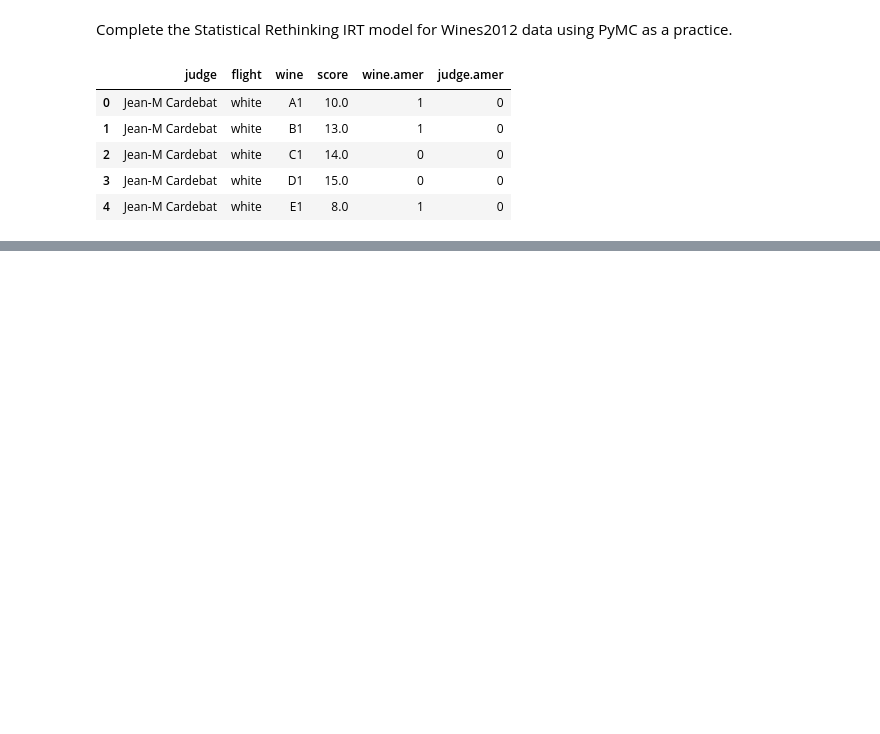
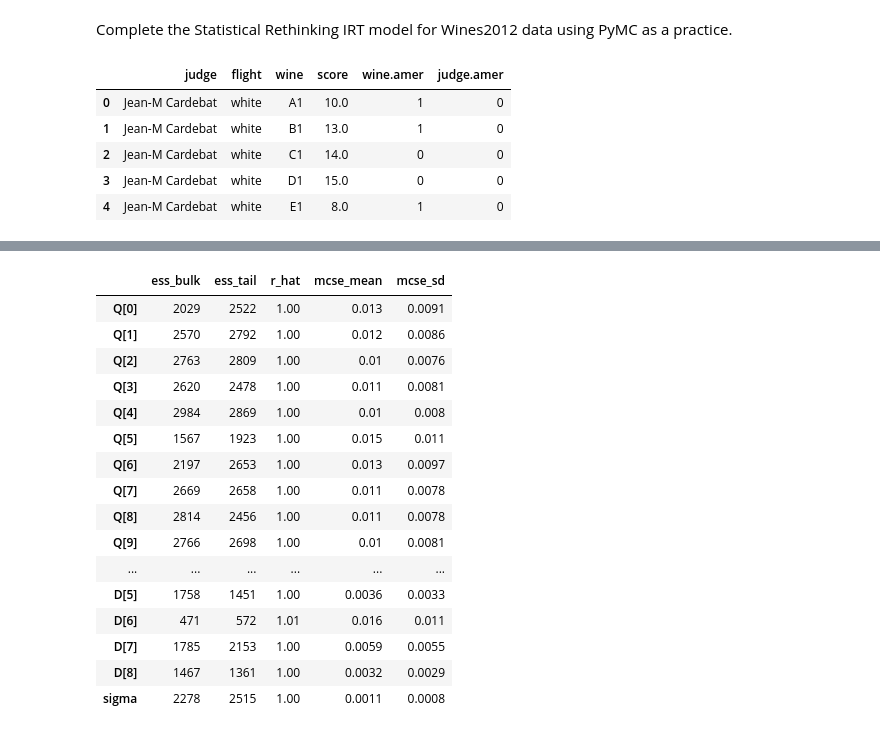
Before and after one commit to cosmicstack/about_that_bayes, a Jupyter notebook: statistical_rethinking/study/pymc-practice.ipynb, the cells around one changed output, grey strips where cells are left out. Saved outputs shown, nothing was run; the diff lists cells and outputs as text; code cells hidden in the pictures; blank space fills up the shorter version.

```diff
--- a/statistical_rethinking/study/pymc-practice.ipynb
+++ b/statistical_rethinking/study/pymc-practice.ipynb
@@ -18,0 +44,20 @@ df.head()
+# %%
+az.summary(idata, kind="diagnostics")
+# %% [output]
+|  | ess_bulk | ess_tail | r_hat | mcse_mean | mcse_sd |
+| Q[0] | 2029 | 2522 | 1.00 | 0.013 | 0.0091 |
+| Q[1] | 2570 | 2792 | 1.00 | 0.012 | 0.0086 |
+| Q[2] | 2763 | 2809 | 1.00 | 0.01 | 0.0076 |
+| Q[3] | 2620 | 2478 | 1.00 | 0.011 | 0.0081 |
+| Q[4] | 2984 | 2869 | 1.00 | 0.01 | 0.008 |
+| Q[5] | 1567 | 1923 | 1.00 | 0.015 | 0.011 |
+| Q[6] | 2197 | 2653 | 1.00 | 0.013 | 0.0097 |
+| Q[7] | 2669 | 2658 | 1.00 | 0.011 | 0.0078 |
+| Q[8] | 2814 | 2456 | 1.00 | 0.011 | 0.0078 |
+| Q[9] | 2766 | 2698 | 1.00 | 0.01 | 0.0081 |
+| ... | ... | ... | ... | ... | ... |
+| D[5] | 1758 | 1451 | 1.00 | 0.0036 | 0.0033 |
+| D[6] | 471 | 572 | 1.01 | 0.016 | 0.011 |
+| D[7] | 1785 | 2153 | 1.00 | 0.0059 | 0.0055 |
+| D[8] | 1467 | 1361 | 1.00 | 0.0032 | 0.0029 |
+| sigma | 2278 | 2515 | 1.00 | 0.0011 | 0.0008 |
```
Also changed, not shown: parts of 6 cells of this notebook.
